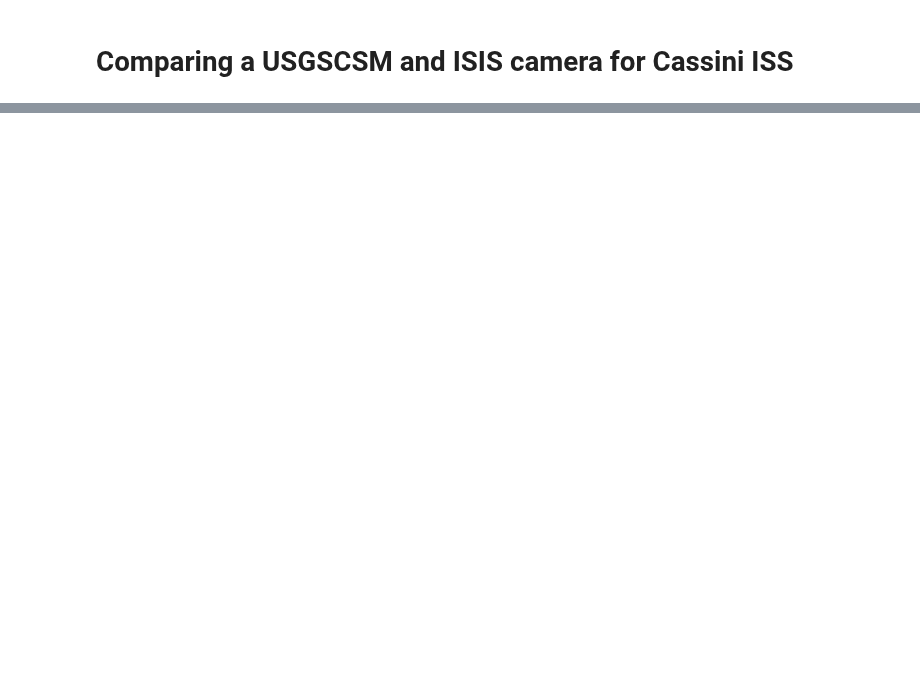
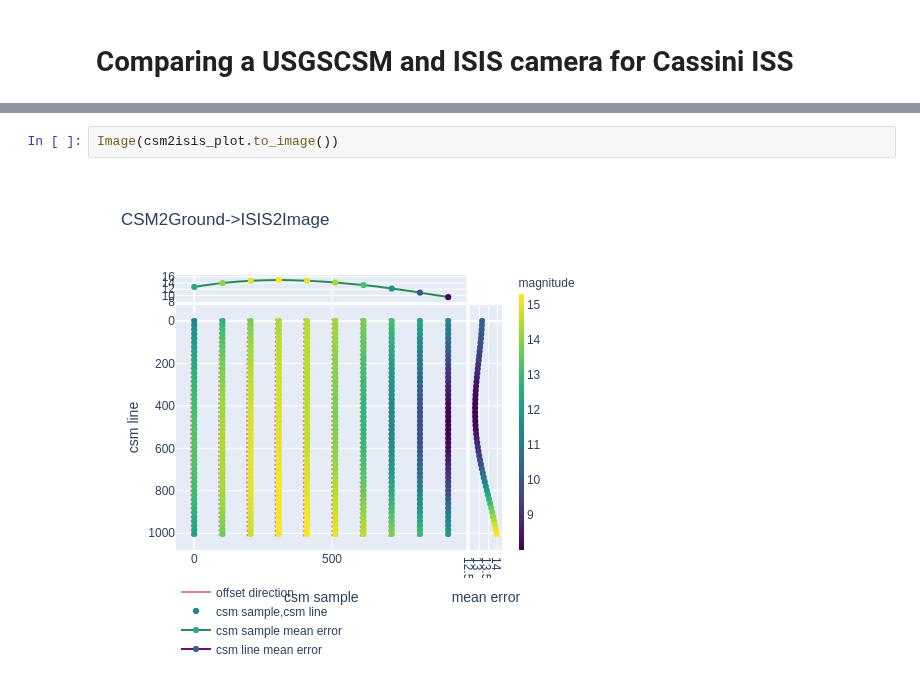
Before and after one commit to DOI-USGS/knoten, a Jupyter notebook: examples/cassini_isis_cmp.ipynb, the cells around one changed output, grey strips where cells are left out. Drawn from its saved outputs; the diff is of its cells as text; blank space fills up the shorter version.

```diff
--- a/examples/cassini_isis_cmp.ipynb
+++ b/examples/cassini_isis_cmp.ipynb
@@ -80,0 +109,4 @@ pixels_df
+# %%
+Image(csm2isis_plot.to_image())
+# %% [output]
+[figure, added]
```
Also changed, not shown: parts of 25 cells of this notebook.
